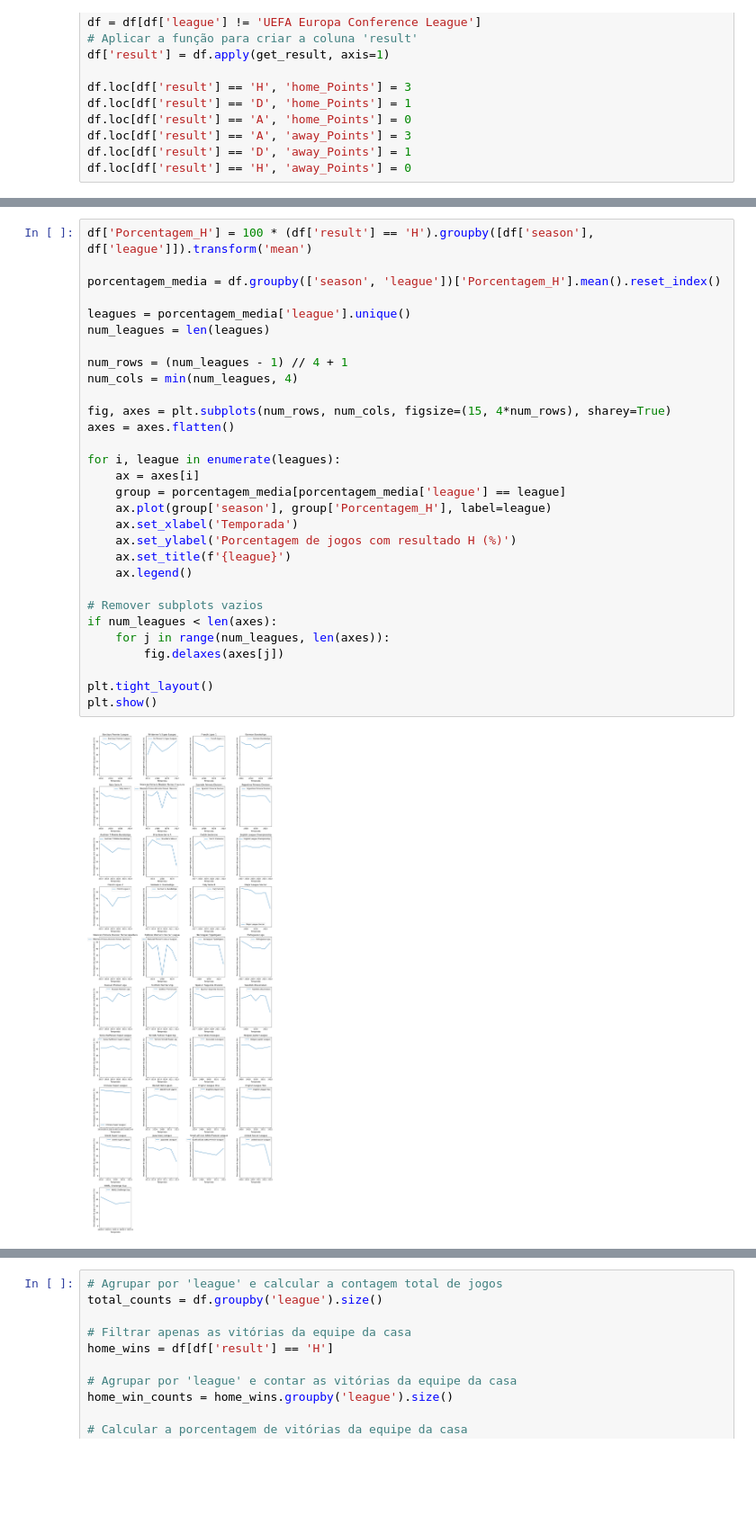
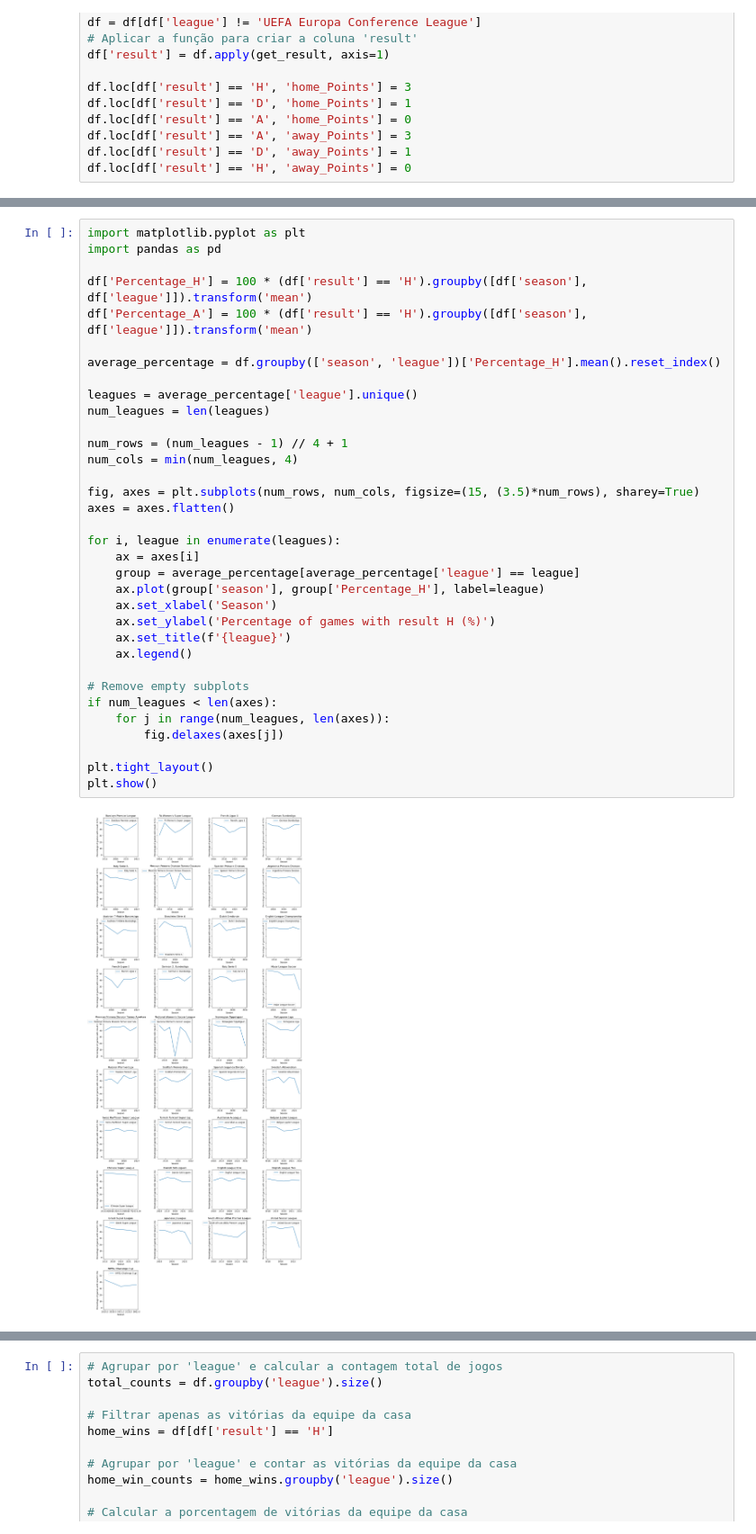
Before and after one commit to joaof9352/ML_Portfolio, a Jupyter notebook: EDA/FiveThirtyEight.ipynb, the cells around one changed output, grey strips where cells are left out. Shown at 90% size. Drawn from its saved outputs; the diff is of its cells as text; blank space fills up the shorter version.

```diff
--- a/EDA/FiveThirtyEight.ipynb
+++ b/EDA/FiveThirtyEight.ipynb
@@ -30,33 +55,37 @@ df.loc[df['result'] == 'H', 'away_Points'] = 0
 # %%
-df['Porcentagem_H'] = 100 * (df['result'] == 'H').groupby([df['season'], df['league']]).transform('mean')
+import matplotlib.pyplot as plt
+import pandas as pd
 
-porcentagem_media = df.groupby(['season', 'league'])['Porcentagem_H'].mean().reset_index()
+df['Percentage_H'] = 100 * (df['result'] == 'H').groupby([df['season'], df['league']]).transform('mean')
+df['Percentage_A'] = 100 * (df['result'] == 'H').groupby([df['season'], df['league']]).transform('mean')
 
-leagues = porcentagem_media['league'].unique()
+average_percentage = df.groupby(['season', 'league'])['Percentage_H'].mean().reset_index()
+
+leagues = average_percentage['league'].unique()
 num_leagues = len(leagues)
 
 num_rows = (num_leagues - 1) // 4 + 1
 num_cols = min(num_leagues, 4)
 
-fig, axes = plt.subplots(num_rows, num_cols, figsize=(15, 4*num_rows), sharey=True)
+fig, axes = plt.subplots(num_rows, num_cols, figsize=(15, (3.5)*num_rows), sharey=True)
 axes = axes.flatten()
 
 for i, league in enumerate(leagues):
     ax = axes[i]
-    group = porcentagem_media[porcentagem_media['league'] == league]
-    ax.plot(group['season'], group['Porcentagem_H'], label=league)
-    ax.set_xlabel('Temporada')
-    ax.set_ylabel('Porcentagem de jogos com resultado H (%)')
+    group = average_percentage[average_percentage['league'] == league]
+    ax.plot(group['season'], group['Percentage_H'], label=league)
+    ax.set_xlabel('Season')
+    ax.set_ylabel('Percentage of games with result H (%)')
     ax.set_title(f'{league}')
     ax.legend()
 
-# Remover subplots vazios
+# Remove empty subplots
 if num_leagues < len(axes):
     for j in range(num_leagues, len(axes)):
         fig.delaxes(axes[j])
 
 plt.tight_layout()
 plt.show()
 # %% [output]
-[figure, old version]
+[figure, new version]
 # %%
```
Also changed, not shown: parts of 19 cells of this notebook.
